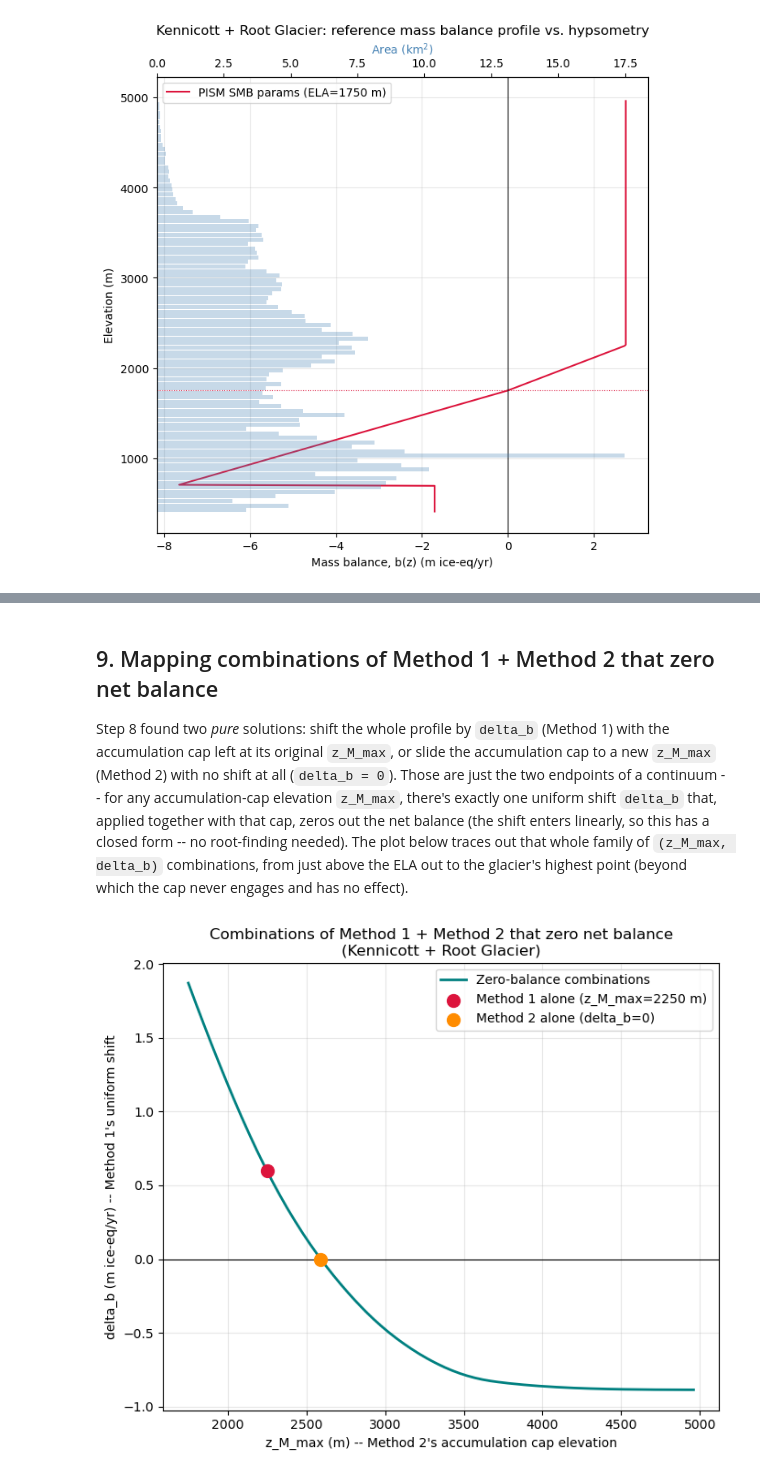
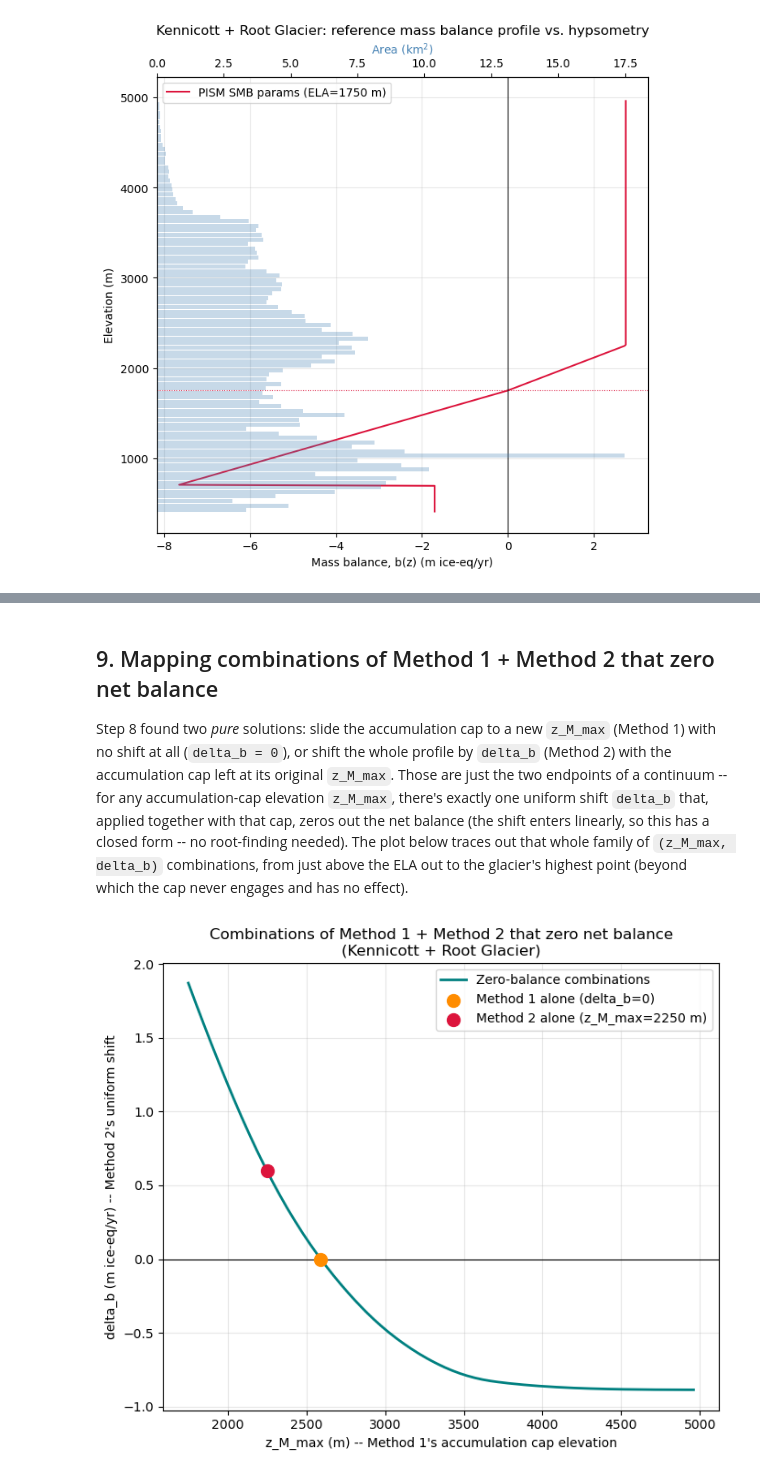
Before and after one commit to tbartholomaus/kennicott_smb, a Jupyter notebook: kennicott_mass_balance.ipynb, the cells around one changed output, grey strips where cells are left out. Drawn from its saved outputs; the diff is of its cells as text; code cells hidden in the pictures.

```diff
--- a/kennicott_mass_balance.ipynb
+++ b/kennicott_mass_balance.ipynb
@@ -692,54 +676,54 @@ plot_zero_balance_methods(elevations, PISM_PARAMS, delta_b_zero, z_zero_shift,
 # %% [markdown]
 ## 9. Mapping combinations of Method 1 + Method 2 that zero net balance
 
-Step 8 found two *pure* solutions: shift the whole profile by `delta_b`
-(Method 1) with the accumulation cap left at its original `z_M_max`, or slide
-the accumulation cap to a new `z_M_max` (Method 2) with no shift at all
-(`delta_b = 0`). Those are just the two endpoints of a continuum -- for any
-accumulation-cap elevation `z_M_max`, there's exactly one uniform shift
+Step 8 found two *pure* solutions: slide the accumulation cap to a new
+`z_M_max` (Method 1) with no shift at all (`delta_b = 0`), or shift the whole
+profile by `delta_b` (Method 2) with the accumulation cap left at its
+original `z_M_max`. Those are just the two endpoints of a continuum -- for
+any accumulation-cap elevation `z_M_max`, there's exactly one uniform shift
 `delta_b` that, applied together with that cap, zeros out the net balance
 (the shift enters linearly, so this has a closed form -- no root-finding
 needed). The plot below traces out that whole family of `(z_M_max, delta_b)`
 combinations, from just above the ELA out to the glacier's highest point
 (beyond which the cap never engages and has no effect).
 # %%
-# For a given accumulation-cap elevation z_M_max (Method 2), the uniform
-# shift delta_b (Method 1) needed to zero out the net balance has a closed
+# For a given accumulation-cap elevation z_M_max (Method 1), the uniform
+# shift delta_b (Method 2) needed to zero out the net balance has a closed
 # form -- net balance is linear in delta_b, so no root-finding is needed.
 def delta_b_for_combined_zero_balance(z_m_max_new, base_params, accum_gradient, bin_centers, area_km2_per_bin):
     params = make_accum_cap_params(z_m_max_new, base_params, accum_gradient)
     return -net_specific_balance(bin_centers, area_km2_per_bin, **params)
 
 
 z_m_max_range = np.linspace(z_ela + 1, elevations.max() - 1, 200)
 delta_b_range = np.array([
     delta_b_for_combined_zero_balance(z, PISM_PARAMS, accum_gradient, bin_centers, area_km2_per_bin)
     for z in z_m_max_range
 ])
 
 
 def plot_combined_zero_balance(z_m_max_range, delta_b_range, pism_params,
                                 z_m_max_zero, delta_b_zero):
     fig, ax = plt.subplots(figsize=(7, 6))
     ax.plot(z_m_max_range, delta_b_range, color="teal", lw=2,
             label="Zero-balance combinations")
     ax.axhline(0, color="k", lw=0.8)
+    ax.scatter([z_m_max_zero], [0], color="darkorange", s=100, zorder=5,
+               label="Method 1 alone (delta_b=0)")
     ax.scatter([pism_params["z_M_max"]], [delta_b_zero], color="crimson", s=100, zorder=5,
-               label=f"Method 1 alone (z_M_max={pism_params['z_M_max']:.0f} m)")
-    ax.scatter([z_m_max_zero], [0], color="darkorange", s=100, zorder=5,
-               label="Method 2 alone (delta_b=0)")
-    ax.set_xlabel("z_M_max (m) -- Method 2's accumulation cap elevation")
-    ax.set_ylabel("delta_b (m ice-eq/yr) -- Method 1's uniform shift")
+               label=f"Method 2 alone (z_M_max={pism_params['z_M_max']:.0f} m)")
+    ax.set_xlabel("z_M_max (m) -- Method 1's accumulation cap elevation")
+    ax.set_ylabel("delta_b (m ice-eq/yr) -- Method 2's uniform shift")
     ax.set_title("Combinations of Method 1 + Method 2 that zero net balance\n(Kennicott + Root Glacier)")
     ax.legend(loc="upper right")
     ax.grid(alpha=0.3)
     plt.tight_layout()
     plt.show()
 
 
 plot_combined_zero_balance(z_m_max_range, delta_b_range, PISM_PARAMS, z_m_max_zero, delta_b_zero)
 # %% [output]
-[figure, old version]
+[figure, new version]
 # %% [markdown]
 ## Summary
 
```
Also changed, not shown: parts of 8 cells of this notebook.
